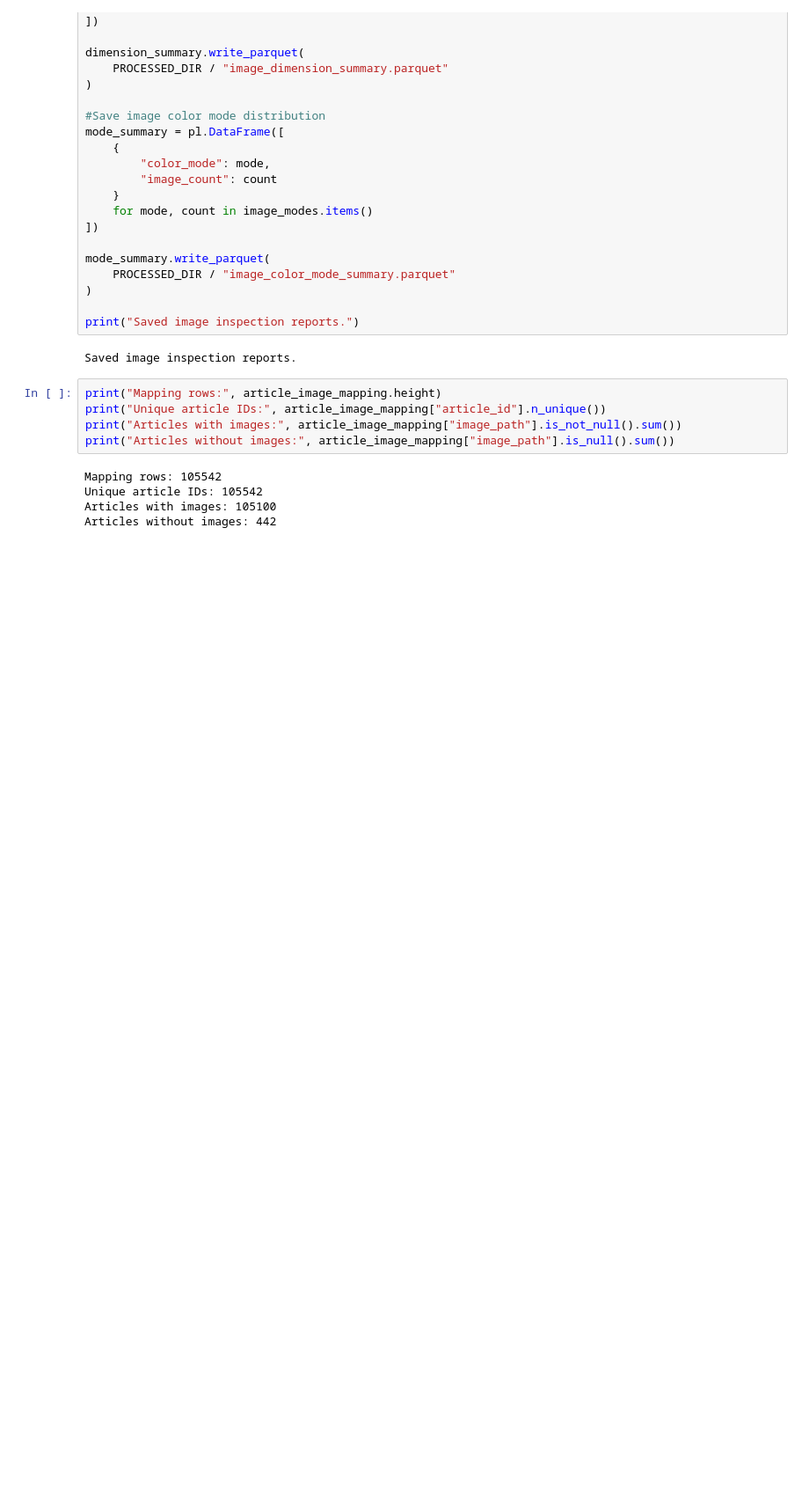
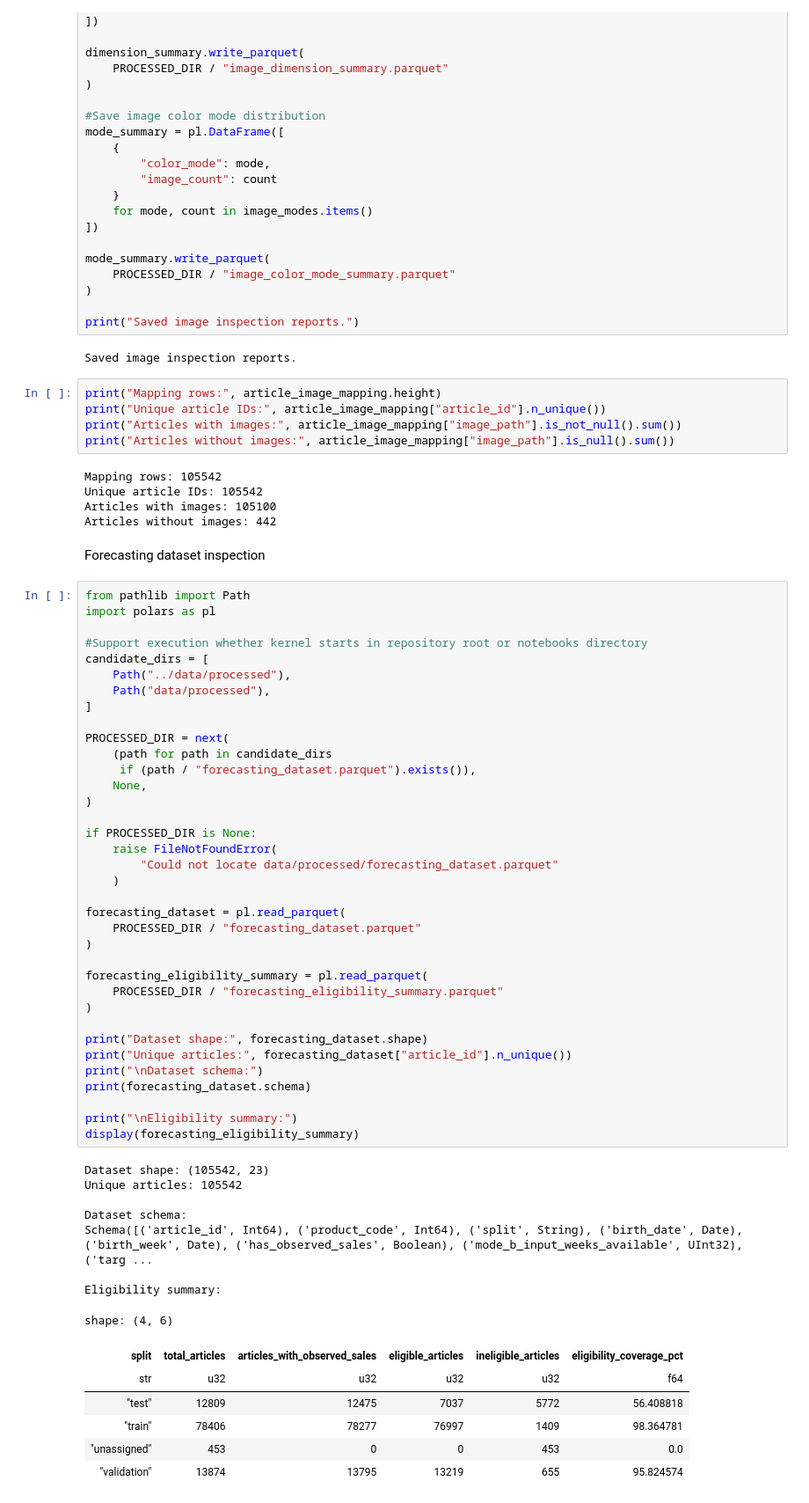
Before and after one commit to fashion-forensic-mlops/fashion-forensic, a Jupyter notebook: notebooks/01_eda.ipynb, the cells around one changed output. Shown at 88% size. Cells and saved outputs as stored; diff of their text form; blank space fills up the shorter version.

Commit message:
feat(m2): add shared forecasting target dataset

```diff
--- a/notebooks/01_eda.ipynb
+++ b/notebooks/01_eda.ipynb
@@ -1528,3 +1528,56 @@ Mapping rows: 105542
 Unique article IDs: 105542
 Articles with images: 105100
 Articles without images: 442
+# %% [markdown]
+Forecasting dataset inspection
+# %%
+from pathlib import Path
+import polars as pl
+
+#Support execution whether kernel starts in repository root or notebooks directory
+candidate_dirs = [
+    Path("../data/processed"),
+    Path("data/processed"),
+]
+
+PROCESSED_DIR = next(
+    (path for path in candidate_dirs
+     if (path / "forecasting_dataset.parquet").exists()),
+    None,
+)
+
+if PROCESSED_DIR is None:
+    raise FileNotFoundError(
+        "Could not locate data/processed/forecasting_dataset.parquet"
+    )
+
+forecasting_dataset = pl.read_parquet(
+    PROCESSED_DIR / "forecasting_dataset.parquet"
+)
+
+forecasting_eligibility_summary = pl.read_parquet(
+    PROCESSED_DIR / "forecasting_eligibility_summary.parquet"
+)
+
+print("Dataset shape:", forecasting_dataset.shape)
+print("Unique articles:", forecasting_dataset["article_id"].n_unique())
+print("\nDataset schema:")
+print(forecasting_dataset.schema)
+
+print("\nEligibility summary:")
+display(forecasting_eligibility_summary)
+# %% [output]
+Dataset shape: (105542, 23)
+Unique articles: 105542
+
+Dataset schema:
+Schema([('article_id', Int64), ('product_code', Int64), ('split', String), ('birth_date', Date), ('birth_week', Date), ('has_observed_sales', Boolean), ('mode_b_input_weeks_available', UInt32), ('targ ...
+
+Eligibility summary:
+shape: (4, 6)
+| split | total_articles | articles_with_observed_sales | eligible_articles | ineligible_articles | eligibility_coverage_pct |
+| str | u32 | u32 | u32 | u32 | f64 |
+| "test" | 12809 | 12475 | 7037 | 5772 | 56.408818 |
+| "train" | 78406 | 78277 | 76997 | 1409 | 98.364781 |
+| "unassigned" | 453 | 0 | 0 | 453 | 0.0 |
+| "validation" | 13874 | 13795 | 13219 | 655 | 95.824574 |
```
Also changed, not shown: parts of 2 cells of this notebook, 5 other files.
